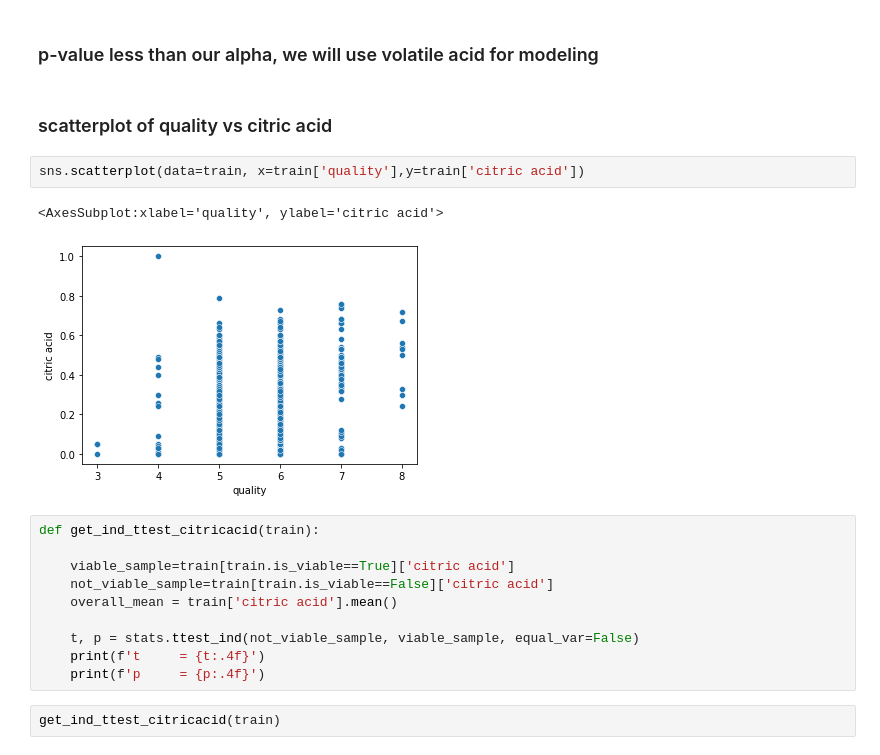
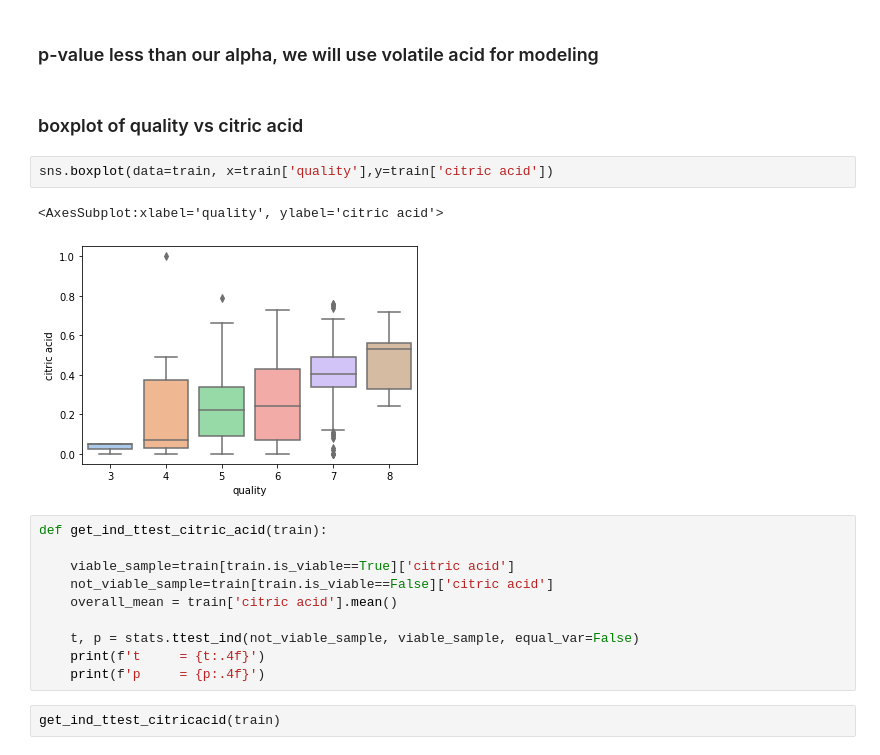
Before and after one commit to Michael-Austin-Mesa/wine-classification-project, a Jupyter notebook: explore.ipynb, the cells around one changed output. Saved outputs shown, nothing was run; the diff lists cells and outputs as text.

Commit message:
adjusted plot types to boxplots and completed statistical testing

```diff
--- a/explore.ipynb
+++ b/explore.ipynb
@@ -150,14 +164,14 @@ p     = 0.0000
 # %% [markdown]
 ### p-value less than our alpha, we will use volatile acid for modeling
 # %% [markdown]
-### scatterplot of quality vs citric acid
+### boxplot of quality vs citric acid
 # %%
-sns.scatterplot(data=train, x=train['quality'],y=train['citric acid'])
+sns.boxplot(data=train, x=train['quality'],y=train['citric acid'])
 # %% [output]
 <AxesSubplot:xlabel='quality', ylabel='citric acid'>
-[figure, old version]
+[figure, new version]
 # %%
-def get_ind_ttest_citricacid(train):
+def get_ind_ttest_citric_acid(train):
 
     viable_sample=train[train.is_viable==True]['citric acid']
     not_viable_sample=train[train.is_viable==False]['citric acid']
```
Also changed, not shown: parts of 50 cells of this notebook.
